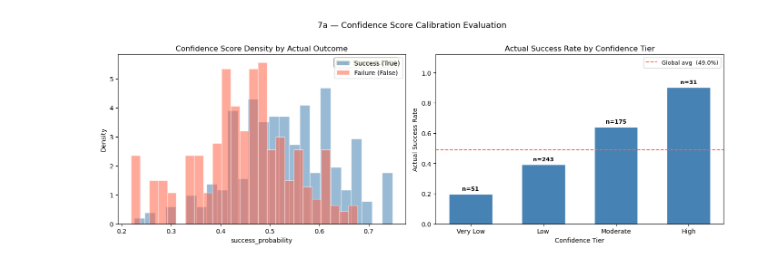
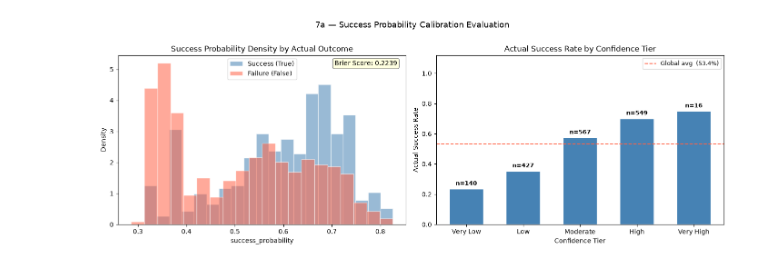
Before and after one commit to shanthg01/MIDS210-Capstone, a Jupyter notebook: notebooks/models/transfer_success.ipynb, the cells around one changed output. Cells and saved outputs as stored; diff of their text form; code cells hidden in the pictures.

```diff
--- a/notebooks/models/transfer_success.ipynb
+++ b/notebooks/models/transfer_success.ipynb
@@ -260,7 +421,15 @@ def label_transfer_success(df: pd.DataFrame) -> pd.DataFrame:
 
     Primary: actual_value_per_100 >= projected_value_per_100 (both non-null).
     Fallback: post_per >= pre_per when projection or HE RAPM data is missing.
-    Rows with neither comparison possible get success = NaN.
+    Rows with neither comparison possible get success = NaN, success_label = pd.NA.
+
+    success_label uses pandas' nullable "boolean" dtype rather than a plain
+    True/False/NaN object column: with plain object dtype, unlabeled rows'
+    NaN silently coerces to True under `.astype(bool)` (verified) even
+    though direct boolean masking raises — a landmine for any future code
+    that touches success_label before filtering with `.notna()`. The
+    nullable dtype makes `.astype(bool)` raise instead of silently
+    corrupting unlabeled rows into false successes.
     """
     df = df.copy()
 
@@ -280,7 +449,7 @@ def label_transfer_success(df: pd.DataFrame) -> pd.DataFrame:
         df.loc[fallback, "post_per"] >= df.loc[fallback, "pre_per"]
     ).astype(float)
 
-    df["success_label"]       = df["success"].map({1.0: True, 0.0: False})
+    df["success_label"]       = df["success"].map({1.0: True, 0.0: False}).astype("boolean")
     df["value_vs_projection"] = df["actual_value_per_100"] - df["projected_value_per_100"]
     df["label_source"] = np.where(
         has_rapm, "rapm_vs_projection",
@@ -958,11 +1283,23 @@ from sklearn.calibration import calibration_curve
 
 TIER_ORDER = ["Very Low", "Low", "Moderate", "High", "Very High"]
 
-# Restrict to rows with a definitive labeled outcome
-eval_df = result_df[result_df["success_label"].notna()].copy()
+# Restrict to rows with a definitive labeled outcome AND a real (non-bootstrap)
+# success_probability. has_prior_history=False means this row's season had ZERO prior-
+# season training data (compute_success_probability's earliest-season fallback) — its
+# success_probability is a constant 0.5, not a real estimate, and including it would
+# just dilute genuine calibration/Brier results toward the uninformative baseline.
+# Verified this isn't hypothetical: the season right after the dataset's first season
+# gets EXACTLY 0.5 for every single row here (n=388, std=0.000) because that first
+# season itself has zero success labels to train on — real, not a rounding artifact.
+bootstrap_mask = ~result_df["has_prior_history"]
+n_excluded = (bootstrap_mask & result_df["success_label"].notna()).sum()
+
+eval_df = result_df[result_df["success_label"].notna() & result_df["has_prior_history"]].copy()
 eval_df["success_int"] = eval_df["success_label"].astype(int)
 eval_df["failed"]      = ~eval_df["success_label"].astype(bool)
 
+print(f"Excluded {n_excluded:,} labeled rows with no prior-season training history "
+      "(constant 0.5 bootstrap estimate, not a real prediction)")
 print(f"Evaluation set: {len(eval_df):,} labeled transfers")
 print(f"  Success: {eval_df['success_int'].sum():,}  |  Failure: {eval_df['failed'].sum():,}")
 print(f"  Base rate: {eval_df['success_int'].mean():.1%} success  /  {eval_df['failed'].mean():.1%} failure")
@@ -1007,16 +1345,16 @@ Reference baseline : 0.25  (uninformative at 50/50 base rate)
 # Cell 13c — 7a: Calibration visualization (2-panel plot)
 fig, axes = plt.subplots(1, 2, figsize=(14, 5))
 
-# Left panel: confidence score density split by actual outcome
+# Left panel: success probability density split by actual outcome
 for outcome, color, label in [
     (True,  "steelblue", "Success (True)"),
     (False, "tomato",    "Failure (False)"),
 ]:
     subset = eval_df.loc[eval_df["success_label"] == outcome, "success_probability"]
-    axes[0].hist(subset, bins=25, alpha=0.55, density=True, color=color,
+    axes[0].hist(subset, bins=20, alpha=0.55, density=True, color=color,
                  label=label, edgecolor="white")
 
-axes[0].set_title("Confidence Score Density by Actual Outcome", fontsize=12)
+axes[0].set_title("Success Probability Density by Actual Outcome", fontsize=12)
 axes[0].set_xlabel("success_probability")
 axes[0].set_ylabel("Density")
 axes[0].legend()
@@ -1028,35 +1366,35 @@ axes[0].text(
 )
 
 # Right panel: actual success rate per confidence tier with "n=X" labels
 valid_tiers = tier_stats[tier_stats["n"] > 0]
 global_rate = eval_df["success_int"].mean()
 
 bars = axes[1].bar(
     valid_tiers["success_tier"].astype(str),
     valid_tiers["actual_success_rate"],
     color="steelblue", edgecolor="white", width=0.6,
 )
 for bar, (_, row) in zip(bars, valid_tiers.iterrows()):
     axes[1].text(
         bar.get_x() + bar.get_width() / 2,
         bar.get_height() + 0.015,
         f"n={int(row['n'])}",
         ha="center", va="bottom", fontsize=9, fontweight="bold",
     )
 
 axes[1].axhline(global_rate, color="tomato", linestyle="--", linewidth=1.4,
                 label=f"Global avg  ({global_rate:.1%})")
 axes[1].set_title("Actual Success Rate by Confidence Tier", fontsize=12)
 axes[1].set_xlabel("Confidence Tier")
 axes[1].set_ylabel("Actual Success Rate")
 axes[1].set_ylim(0, 1.12)
 axes[1].legend(fontsize=9)
 
-plt.suptitle("7a — Confidence Score Calibration Evaluation", fontsize=13, y=1.01)
+plt.suptitle("7a — Success Probability Calibration Evaluation", fontsize=13, y=1.01)
 plt.tight_layout()
 plt.show()
 # %% [output]
-[figure, old version]
+[figure, new version]
 # %%
 # Cell 13d — 7a: Calibration printout + tier summary table
 print(f"\n{'─'*62}")
```
Also changed, not shown: parts of 39 cells of this notebook.
